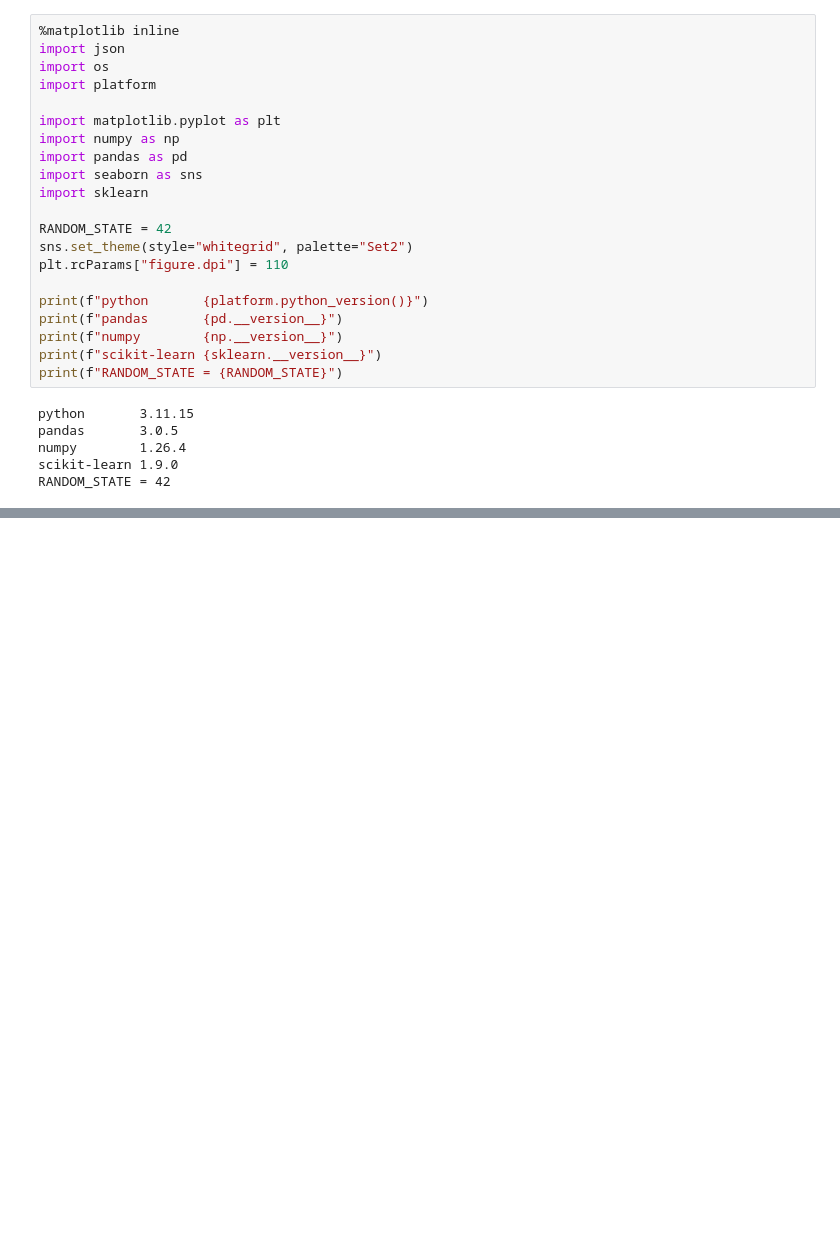
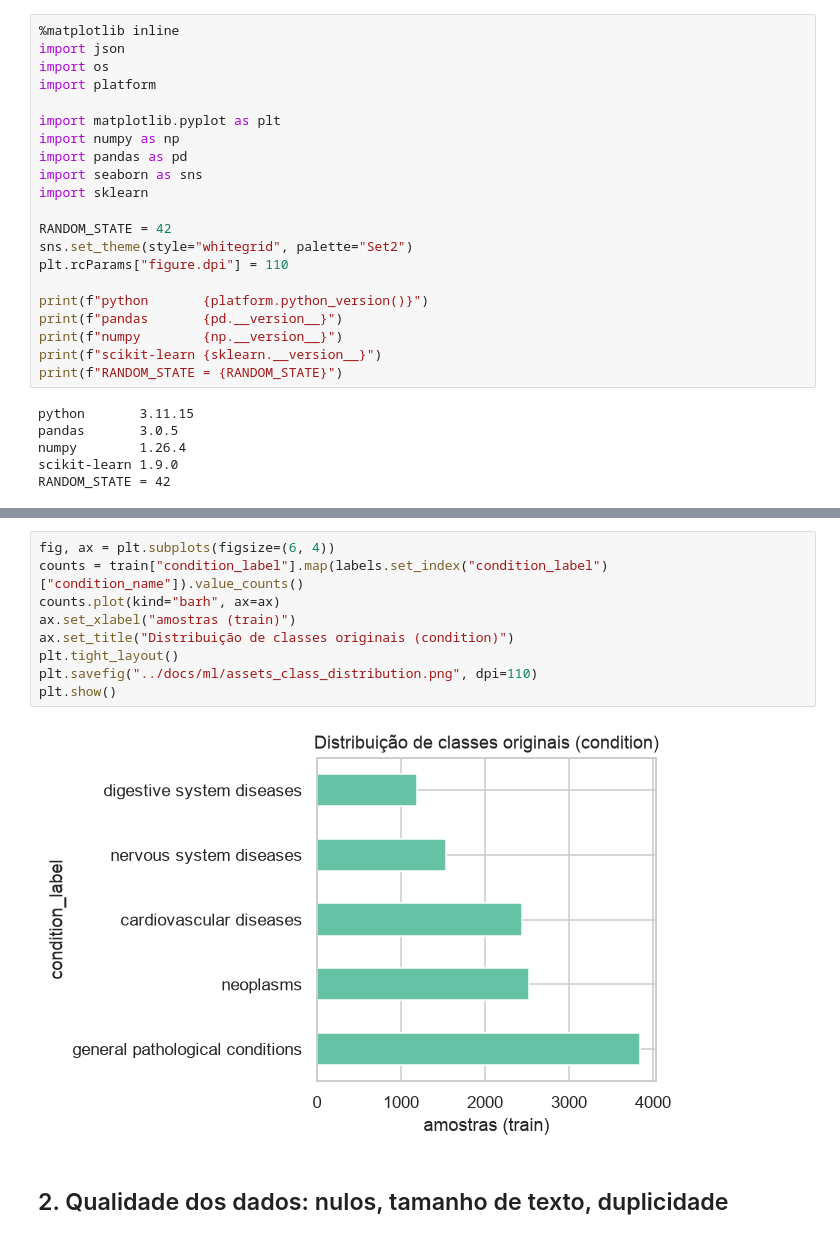
Before and after one commit to gui3561-ux/grupo-98-tech-challenger-fase3, a Jupyter notebook: notebooks/02_eda_medical_abstracts.ipynb, the cells around one changed output, grey strips where cells are left out. Drawn from its saved outputs; the diff is of its cells as text; blank space fills up the shorter version.

```diff
--- a/notebooks/02_eda_medical_abstracts.ipynb
+++ b/notebooks/02_eda_medical_abstracts.ipynb
@@ -356,0 +74,13 @@ Essas conclusões alimentam a comparação de datasets no notebook `04_dataset_c
+# %%
+fig, ax = plt.subplots(figsize=(6, 4))
+counts = train["condition_label"].map(labels.set_index("condition_label")["condition_name"]).value_counts()
+counts.plot(kind="barh", ax=ax)
+ax.set_xlabel("amostras (train)")
+ax.set_title("Distribuição de classes originais (condition)")
+plt.tight_layout()
+plt.savefig("../docs/ml/assets_class_distribution.png", dpi=110)
+plt.show()
+# %% [output]
+[figure, added]
+# %% [markdown]
+## 2. Qualidade dos dados: nulos, tamanho de texto, duplicidade
```
Also changed, not shown: parts of 42 cells of this notebook, 5 other files.
